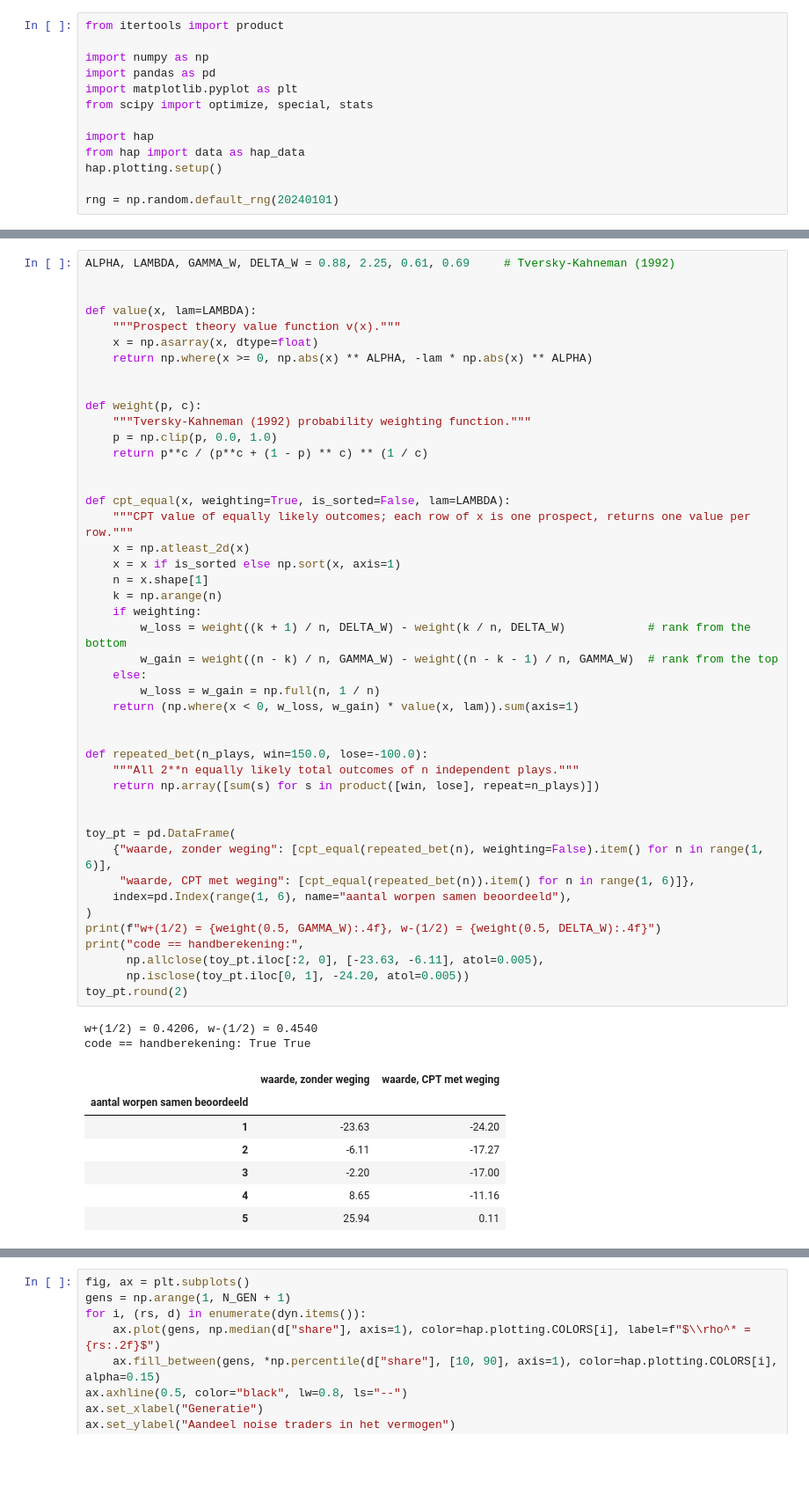
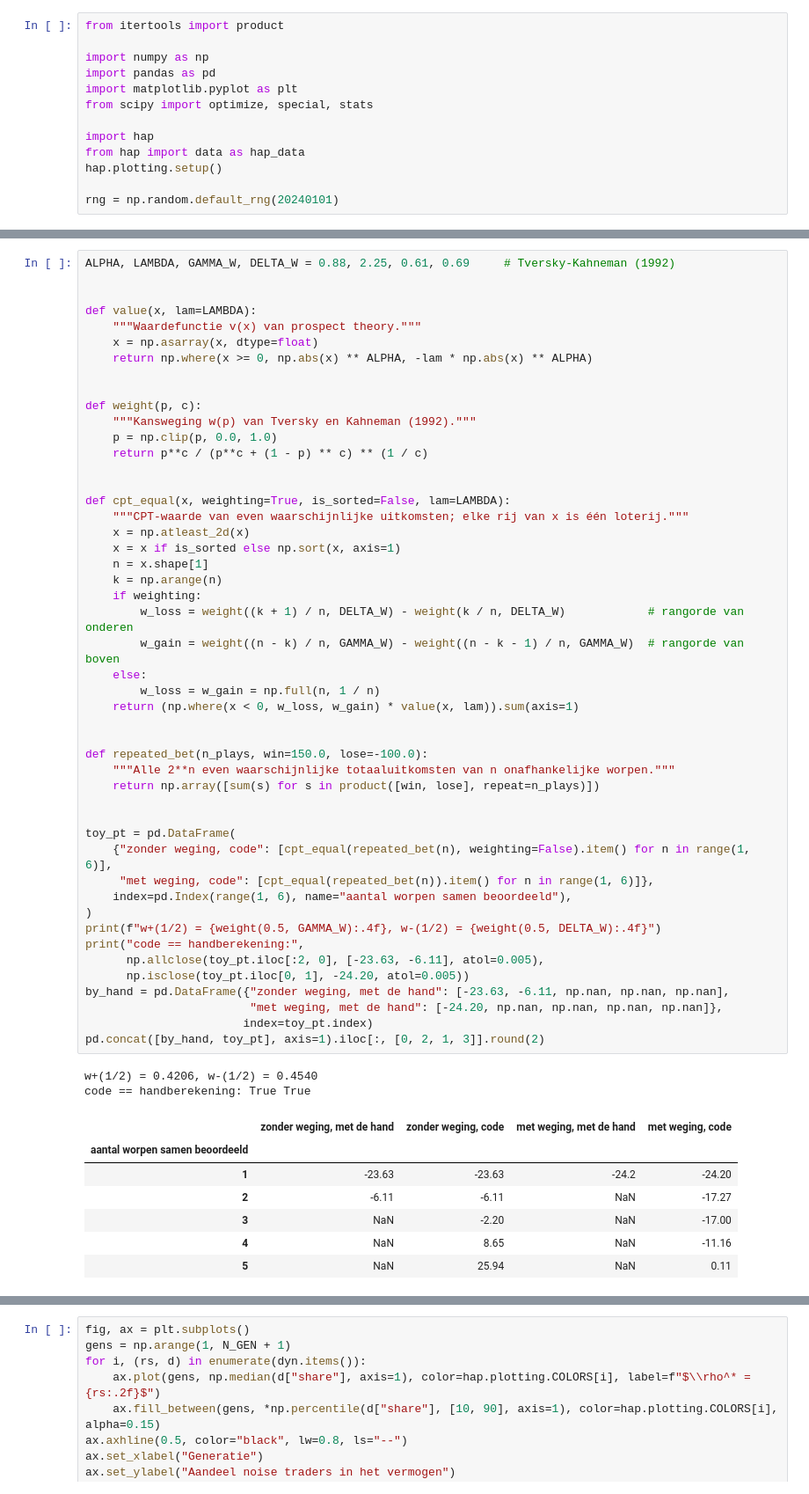
Before and after one commit to MaartenN14/history-asset-pricing, a Jupyter notebook: lectures/04_23_behavioral.ipynb, the cells around one changed output, grey strips where cells are left out. Shown at 88% size. Drawn from its saved outputs; the diff is of its cells as text; blank space fills up the shorter version.

```diff
--- a/lectures/04_23_behavioral.ipynb
+++ b/lectures/04_23_behavioral.ipynb
@@ -139,54 +137,57 @@ ALPHA, LAMBDA, GAMMA_W, DELTA_W = 0.88, 2.25, 0.61, 0.69     # Tversky-Kahneman
 
 
 def value(x, lam=LAMBDA):
-    """Prospect theory value function v(x)."""
+    """Waardefunctie v(x) van prospect theory."""
     x = np.asarray(x, dtype=float)
     return np.where(x >= 0, np.abs(x) ** ALPHA, -lam * np.abs(x) ** ALPHA)
 
 
 def weight(p, c):
-    """Tversky-Kahneman (1992) probability weighting function."""
+    """Kansweging w(p) van Tversky en Kahneman (1992)."""
     p = np.clip(p, 0.0, 1.0)
     return p**c / (p**c + (1 - p) ** c) ** (1 / c)
 
 
 def cpt_equal(x, weighting=True, is_sorted=False, lam=LAMBDA):
-    """CPT value of equally likely outcomes; each row of x is one prospect, returns one value per row."""
+    """CPT-waarde van even waarschijnlijke uitkomsten; elke rij van x is één loterij."""
     x = np.atleast_2d(x)
     x = x if is_sorted else np.sort(x, axis=1)
     n = x.shape[1]
     k = np.arange(n)
     if weighting:
-        w_loss = weight((k + 1) / n, DELTA_W) - weight(k / n, DELTA_W)            # rank from the bottom
-        w_gain = weight((n - k) / n, GAMMA_W) - weight((n - k - 1) / n, GAMMA_W)  # rank from the top
+        w_loss = weight((k + 1) / n, DELTA_W) - weight(k / n, DELTA_W)            # rangorde van onderen
+        w_gain = weight((n - k) / n, GAMMA_W) - weight((n - k - 1) / n, GAMMA_W)  # rangorde van boven
     else:
         w_loss = w_gain = np.full(n, 1 / n)
     return (np.where(x < 0, w_loss, w_gain) * value(x, lam)).sum(axis=1)
 
 
 def repeated_bet(n_plays, win=150.0, lose=-100.0):
-    """All 2**n equally likely total outcomes of n independent plays."""
+    """Alle 2**n even waarschijnlijke totaaluitkomsten van n onafhankelijke worpen."""
     return np.array([sum(s) for s in product([win, lose], repeat=n_plays)])
 
 
 toy_pt = pd.DataFrame(
-    {"waarde, zonder weging": [cpt_equal(repeated_bet(n), weighting=False).item() for n in range(1, 6)],
-     "waarde, CPT met weging": [cpt_equal(repeated_bet(n)).item() for n in range(1, 6)]},
+    {"zonder weging, code": [cpt_equal(repeated_bet(n), weighting=False).item() for n in range(1, 6)],
+     "met weging, code": [cpt_equal(repeated_bet(n)).item() for n in range(1, 6)]},
     index=pd.Index(range(1, 6), name="aantal worpen samen beoordeeld"),
 )
 print(f"w+(1/2) = {weight(0.5, GAMMA_W):.4f}, w-(1/2) = {weight(0.5, DELTA_W):.4f}")
 print("code == handberekening:",
       np.allclose(toy_pt.iloc[:2, 0], [-23.63, -6.11], atol=0.005),
       np.isclose(toy_pt.iloc[0, 1], -24.20, atol=0.005))
-toy_pt.round(2)
+by_hand = pd.DataFrame({"zonder weging, met de hand": [-23.63, -6.11, np.nan, np.nan, np.nan],
+                        "met weging, met de hand": [-24.20, np.nan, np.nan, np.nan, np.nan]},
+                       index=toy_pt.index)
+pd.concat([by_hand, toy_pt], axis=1).iloc[:, [0, 2, 1, 3]].round(2)
 # %% [output]
 w+(1/2) = 0.4206, w-(1/2) = 0.4540
 code == handberekening: True True
-|  | waarde, zonder weging | waarde, CPT met weging |
-| aantal worpen samen beoordeeld |  |  |
-| 1 | -23.63 | -24.20 |
-| 2 | -6.11 | -17.27 |
-| 3 | -2.20 | -17.00 |
-| 4 | 8.65 | -11.16 |
-| 5 | 25.94 | 0.11 |
+|  | zonder weging, met de hand | zonder weging, code | met weging, met de hand | met weging, code |
+| aantal worpen samen beoordeeld |  |  |  |  |
+| 1 | -23.63 | -23.63 | -24.2 | -24.20 |
+| 2 | -6.11 | -6.11 | NaN | -17.27 |
+| 3 | NaN | -2.20 | NaN | -17.00 |
+| 4 | NaN | 8.65 | NaN | -11.16 |
+| 5 | NaN | 25.94 | NaN | 0.11 |
 # %% [markdown]
```
Also changed, not shown: parts of 32 cells of this notebook, 5 other files.
